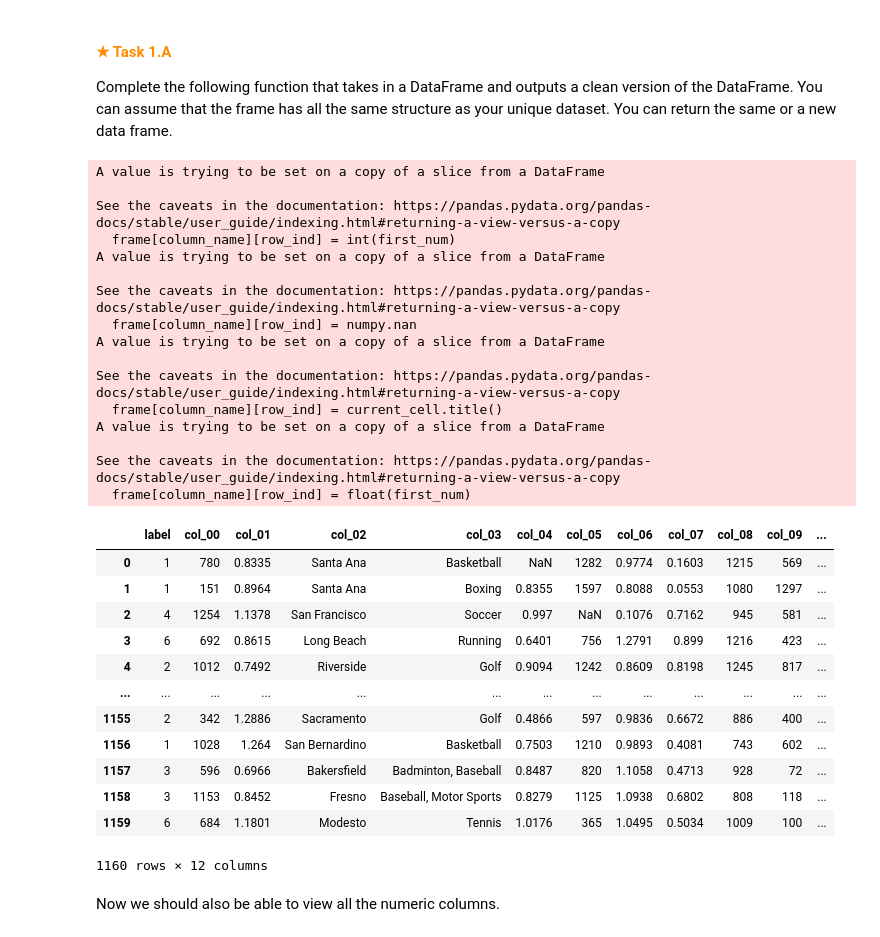
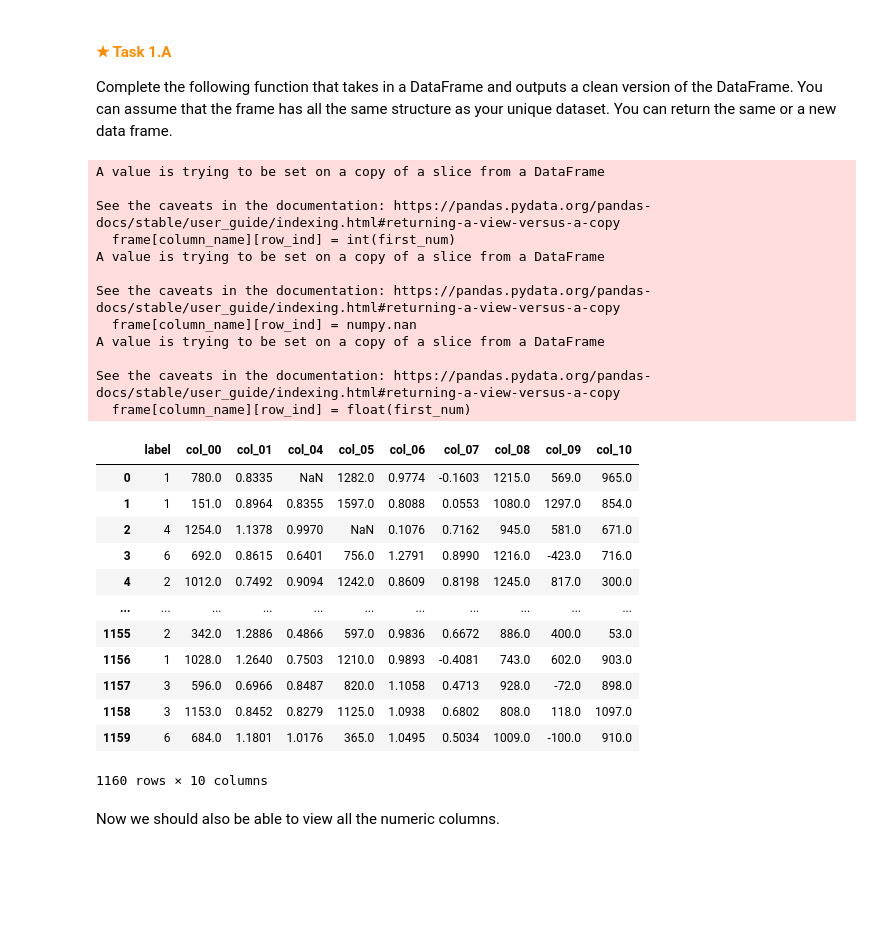
Before and after one commit to Asphodelaceae/SkLearn-ML-Modeling, a Jupyter notebook: assignment.ipynb, the cells around one changed output. Cells and saved outputs as stored; diff of their text form; code cells hidden in the pictures; blank space fills up the shorter version.

```diff
--- a/assignment.ipynb
+++ b/assignment.ipynb
@@ -128,63 +134,79 @@ Complete the following function that takes in a DataFrame and outputs a clean ve
 You can assume that the frame has all the same structure as your unique dataset.
 You can return the same or a new data frame.
 # %%
+def guess_types(frame):
+    for column_name in frame.columns:
+        dtype = int
+        for row in range(len(frame)):
+            value = frame[column_name][row]
+            if (isinstance(value, str)):
+                dtype = str
+                break
+            if (isinstance(value, float)):
+                dtype = float
+        frame[column_name] = frame[column_name].astype(dtype)
+    return frame
+
+def drop_sparse_columns(frame, sparsity_threshold):
+    for colname in frame:
+        bool_arr = pandas.isna(frame[colname])
+        if (bool_arr.sum() / len(bool_arr)) > sparsity_threshold:
+            frame.pop(colname)
+    return frame
+
 def clean_data(frame):
-    nan_list = ["None", "NAN", "N/A"]
+    nan_list = ["None", "NAN", "N/A", "nan", "NaN", "?"]
     for column_name in frame.columns:
         for row_ind in range(len(frame)):
             current_cell = str(frame[column_name][row_ind])
-            if ((not any(char.isdigit() for char in current_cell)) and (current_cell not in nan_list)):
-                frame[column_name][row_ind] = current_cell.title()
-                continue
-            number_string_list = re.findall(r"\d+(?:[,.]\d+)*%?", current_cell)
-            if (len(number_string_list) == 0):
+            number_string_list = re.findall(r"-?\d+(?:[,.]\d+)*%?", current_cell)
+            if (len(number_string_list) == 0 or (current_cell in nan_list)):
                 frame[column_name][row_ind] = numpy.nan
                 continue
             first_num = number_string_list[0]
             if ("%" in first_num):
                 if ("," in first_num):
                     first_num = (first_num.replace(",", ""))
                 frame[column_name][row_ind] = float(first_num[0:-1]) / 100
             elif ("." in first_num):
                 frame[column_name][row_ind] = float(first_num)
             elif ("," in first_num):
                 frame[column_name][row_ind] = int(first_num.replace(",", ""))
             else:
                 frame[column_name][row_ind] = int(first_num)
+    frame = guess_types(frame)
+    frame = drop_sparse_columns(frame, .5)
     return frame
+
 
 unique_data = clean_data(unique_data)
 unique_data
 # %% [output]
 A value is trying to be set on a copy of a slice from a DataFrame
 
 See the caveats in the documentation: https://pandas.pydata.org/pandas-docs/stable/user_guide/indexing.html#returning-a-view-versus-a-copy
   frame[column_name][row_ind] = int(first_num)
 A value is trying to be set on a copy of a slice from a DataFrame
 
 See the caveats in the documentation: https://pandas.pydata.org/pandas-docs/stable/user_guide/indexing.html#returning-a-view-versus-a-copy
   frame[column_name][row_ind] = numpy.nan
 A value is trying to be set on a copy of a slice from a DataFrame
 
 See the caveats in the documentation: https://pandas.pydata.org/pandas-docs/stable/user_guide/indexing.html#returning-a-view-versus-a-copy
-  frame[column_name][row_ind] = current_cell.title()
-A value is trying to be set on a copy of a slice from a DataFrame
-
-See the caveats in the documentation: https://pandas.pydata.org/pandas-docs/stable/user_guide/indexing.html#returning-a-view-versus-a-copy
   frame[column_name][row_ind] = float(first_num)
-|  | label | col_00 | col_01 | col_02 | col_03 | col_04 | col_05 | col_06 | col_07 | col_08 | col_09 | ... |
-| 0 | 1 | 780 | 0.8335 | Santa Ana | Basketball | NaN | 1282 | 0.9774 | 0.1603 | 1215 | 569 | ... |
-| 1 | 1 | 151 | 0.8964 | Santa Ana | Boxing | 0.8355 | 1597 | 0.8088 | 0.0553 | 1080 | 1297 | ... |
-| 2 | 4 | 1254 | 1.1378 | San Francisco | Soccer | 0.997 | NaN | 0.1076 | 0.7162 | 945 | 581 | ... |
-| 3 | 6 | 692 | 0.8615 | Long Beach | Running | 0.6401 | 756 | 1.2791 | 0.899 | 1216 | 423 | ... |
-| 4 | 2 | 1012 | 0.7492 | Riverside | Golf | 0.9094 | 1242 | 0.8609 | 0.8198 | 1245 | 817 | ... |
-| ... | ... | ... | ... | ... | ... | ... | ... | ... | ... | ... | ... | ... |
-| 1155 | 2 | 342 | 1.2886 | Sacramento | Golf | 0.4866 | 597 | 0.9836 | 0.6672 | 886 | 400 | ... |
-| 1156 | 1 | 1028 | 1.264 | San Bernardino | Basketball | 0.7503 | 1210 | 0.9893 | 0.4081 | 743 | 602 | ... |
-| 1157 | 3 | 596 | 0.6966 | Bakersfield | Badminton, Baseball | 0.8487 | 820 | 1.1058 | 0.4713 | 928 | 72 | ... |
-| 1158 | 3 | 1153 | 0.8452 | Fresno | Baseball, Motor Sports | 0.8279 | 1125 | 1.0938 | 0.6802 | 808 | 118 | ... |
-| 1159 | 6 | 684 | 1.1801 | Modesto | Tennis | 1.0176 | 365 | 1.0495 | 0.5034 | 1009 | 100 | ... |
+|  | label | col_00 | col_01 | col_04 | col_05 | col_06 | col_07 | col_08 | col_09 | col_10 |
+| 0 | 1 | 780.0 | 0.8335 | NaN | 1282.0 | 0.9774 | -0.1603 | 1215.0 | 569.0 | 965.0 |
+| 1 | 1 | 151.0 | 0.8964 | 0.8355 | 1597.0 | 0.8088 | 0.0553 | 1080.0 | 1297.0 | 854.0 |
+| 2 | 4 | 1254.0 | 1.1378 | 0.9970 | NaN | 0.1076 | 0.7162 | 945.0 | 581.0 | 671.0 |
+| 3 | 6 | 692.0 | 0.8615 | 0.6401 | 756.0 | 1.2791 | 0.8990 | 1216.0 | -423.0 | 716.0 |
+| 4 | 2 | 1012.0 | 0.7492 | 0.9094 | 1242.0 | 0.8609 | 0.8198 | 1245.0 | 817.0 | 300.0 |
+| ... | ... | ... | ... | ... | ... | ... | ... | ... | ... | ... |
+| 1155 | 2 | 342.0 | 1.2886 | 0.4866 | 597.0 | 0.9836 | 0.6672 | 886.0 | 400.0 | 53.0 |
+| 1156 | 1 | 1028.0 | 1.2640 | 0.7503 | 1210.0 | 0.9893 | -0.4081 | 743.0 | 602.0 | 903.0 |
+| 1157 | 3 | 596.0 | 0.6966 | 0.8487 | 820.0 | 1.1058 | 0.4713 | 928.0 | -72.0 | 898.0 |
+| 1158 | 3 | 1153.0 | 0.8452 | 0.8279 | 1125.0 | 1.0938 | 0.6802 | 808.0 | 118.0 | 1097.0 |
+| 1159 | 6 | 684.0 | 1.1801 | 1.0176 | 365.0 | 1.0495 | 0.5034 | 1009.0 | -100.0 | 910.0 |
-1160 rows × 12 columns
+1160 rows × 10 columns
 # %% [markdown]
 Now we should also be able to view all the numeric columns.
 # %%
```
Also changed, not shown: parts of 6 cells of this notebook.
